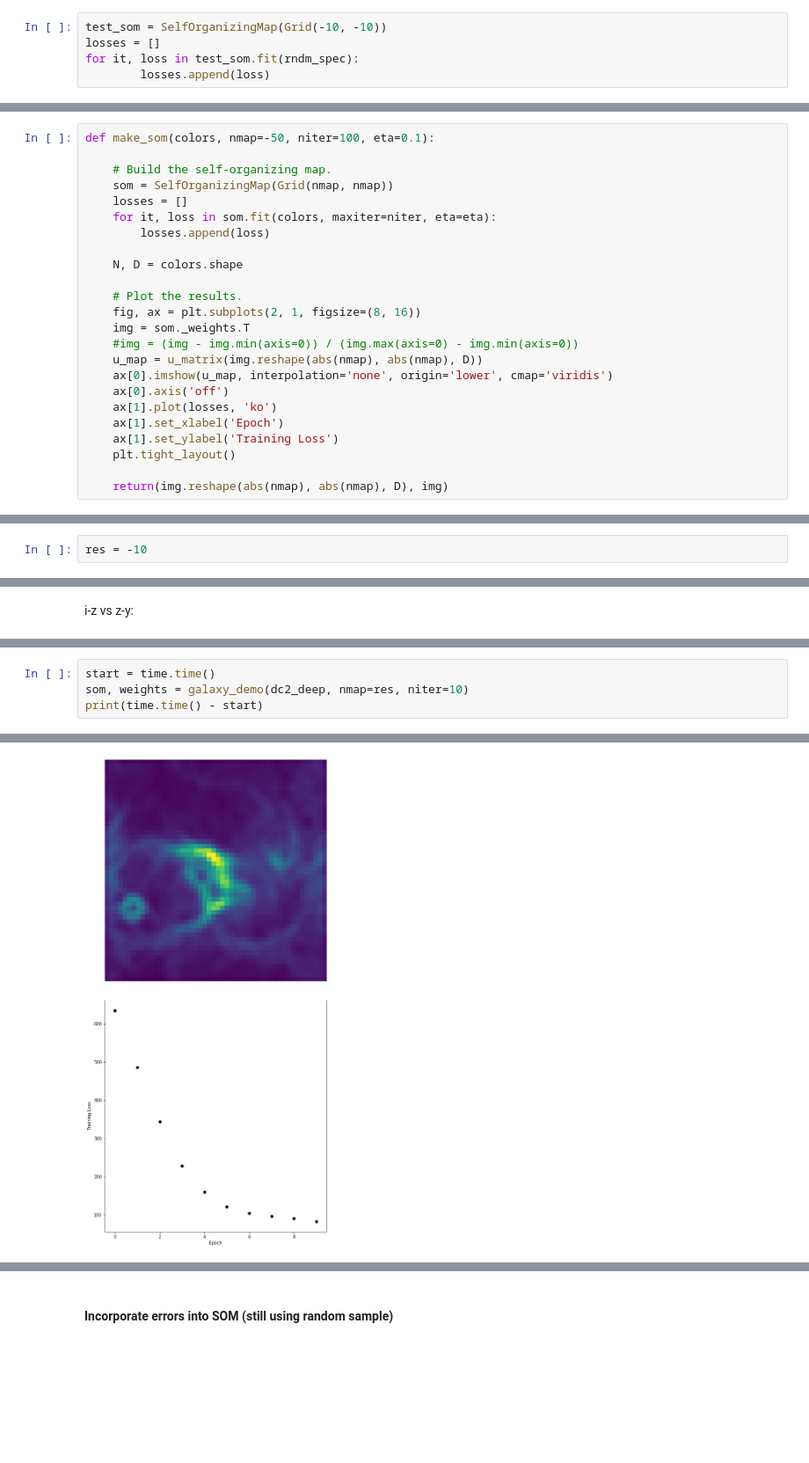
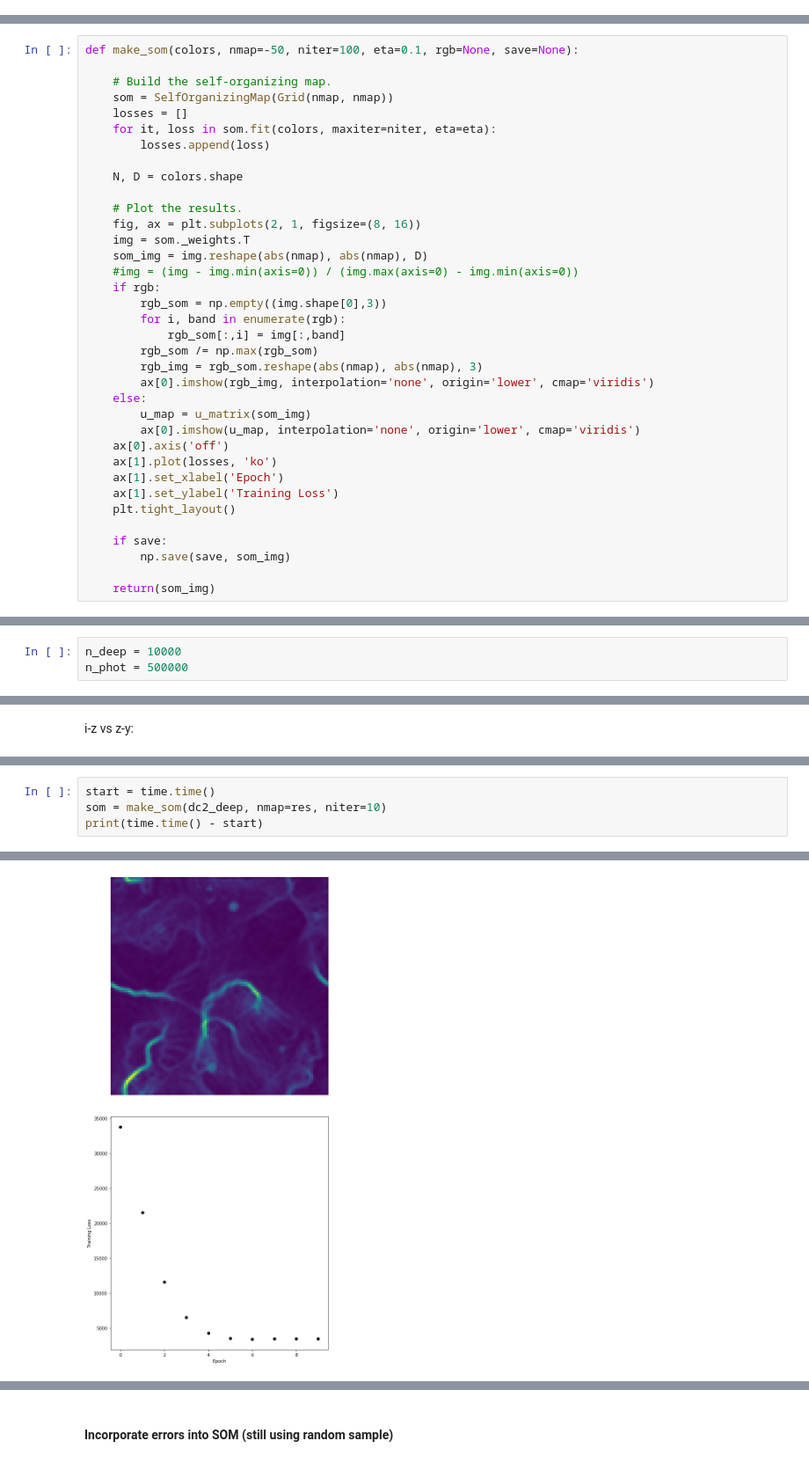
Before and after one commit to LSSTDESC/pz_bayes, a Jupyter notebook: notebooks/feature_likelihood.ipynb, the cells around one changed output, grey strips where cells are left out. Shown at 88% size. Drawn from its saved outputs; the diff is of its cells as text; blank space fills up the shorter version.

```diff
--- a/notebooks/feature_likelihood.ipynb
+++ b/notebooks/feature_likelihood.ipynb
@@ -179,8 +179,3 @@ class SelfOrganizingMap(object):
             yield i, loss
             # Lower the scale for the next iteration.
             scale *= dscale
-# %%
-test_som = SelfOrganizingMap(Grid(-10, -10))
-losses = []
-for it, loss in test_som.fit(rndm_spec):
-        losses.append(loss)
@@ -239,7 +214,7 @@ def u_matrix(som):
 
     return(u_matrix)
 # %%
-def make_som(colors, nmap=-50, niter=100, eta=0.1):
+def make_som(colors, nmap=-50, niter=100, eta=0.1, rgb=None, save=None):
 
     # Build the self-organizing map.
     som = SelfOrganizingMap(Grid(nmap, nmap))
@@ -252,16 +227,28 @@ def make_som(colors, nmap=-50, niter=100, eta=0.1):
     # Plot the results.
     fig, ax = plt.subplots(2, 1, figsize=(8, 16))
     img = som._weights.T
+    som_img = img.reshape(abs(nmap), abs(nmap), D)
     #img = (img - img.min(axis=0)) / (img.max(axis=0) - img.min(axis=0))
-    u_map = u_matrix(img.reshape(abs(nmap), abs(nmap), D))
-    ax[0].imshow(u_map, interpolation='none', origin='lower', cmap='viridis')
+    if rgb:
+        rgb_som = np.empty((img.shape[0],3))
+        for i, band in enumerate(rgb):
+            rgb_som[:,i] = img[:,band]
+        rgb_som /= np.max(rgb_som)
+        rgb_img = rgb_som.reshape(abs(nmap), abs(nmap), 3)
+        ax[0].imshow(rgb_img, interpolation='none', origin='lower', cmap='viridis')
+    else:
+        u_map = u_matrix(som_img)
+        ax[0].imshow(u_map, interpolation='none', origin='lower', cmap='viridis')
     ax[0].axis('off')
     ax[1].plot(losses, 'ko')
     ax[1].set_xlabel('Epoch')
     ax[1].set_ylabel('Training Loss')
     plt.tight_layout()
 
-    return(img.reshape(abs(nmap), abs(nmap), D), img)
+    if save:
+        np.save(save, som_img)
+
+    return(som_img)
 # %% [markdown]
 gc_data_mag_cut = Table.read('../../../pz/cosmoDC2_small/cosmoDC2_mag_coord_cut.fits', format='ascii')
 select_ra = np.logical_and(gc_data_mag_cut['ra'] >= 65.4, gc_data_mag_cut['ra'] < 65.8)
@@ -519 +537,4 @@ z = redshift[n_deep:n_deep + n_phot]
+# %%
+n_deep = 10000
+n_phot = 500000
 # %%
@@ -525,5 +544,3 @@ dc2_phot = colors[n_deep:n_deep + n_phot]
-# %%
-res = -10
 # %% [markdown]
 u-g vs g-r:
 # %%
@@ -551,5 +591,5 @@ deep_phot_2dhist(dc2_deep[:,3:5], dc2_phot[:,3:5], np.abs(res))
 # %%
 start = time.time()
-som, weights = galaxy_demo(dc2_deep, nmap=res, niter=10)
+som = make_som(dc2_deep, nmap=res, niter=10)
 print(time.time() - start)
 # %% [output]
@@ -557 +597 @@ print(time.time() - start)
-[figure, old version]
+[figure, new version]
```
Also changed, not shown: parts of 33 cells of this notebook.
